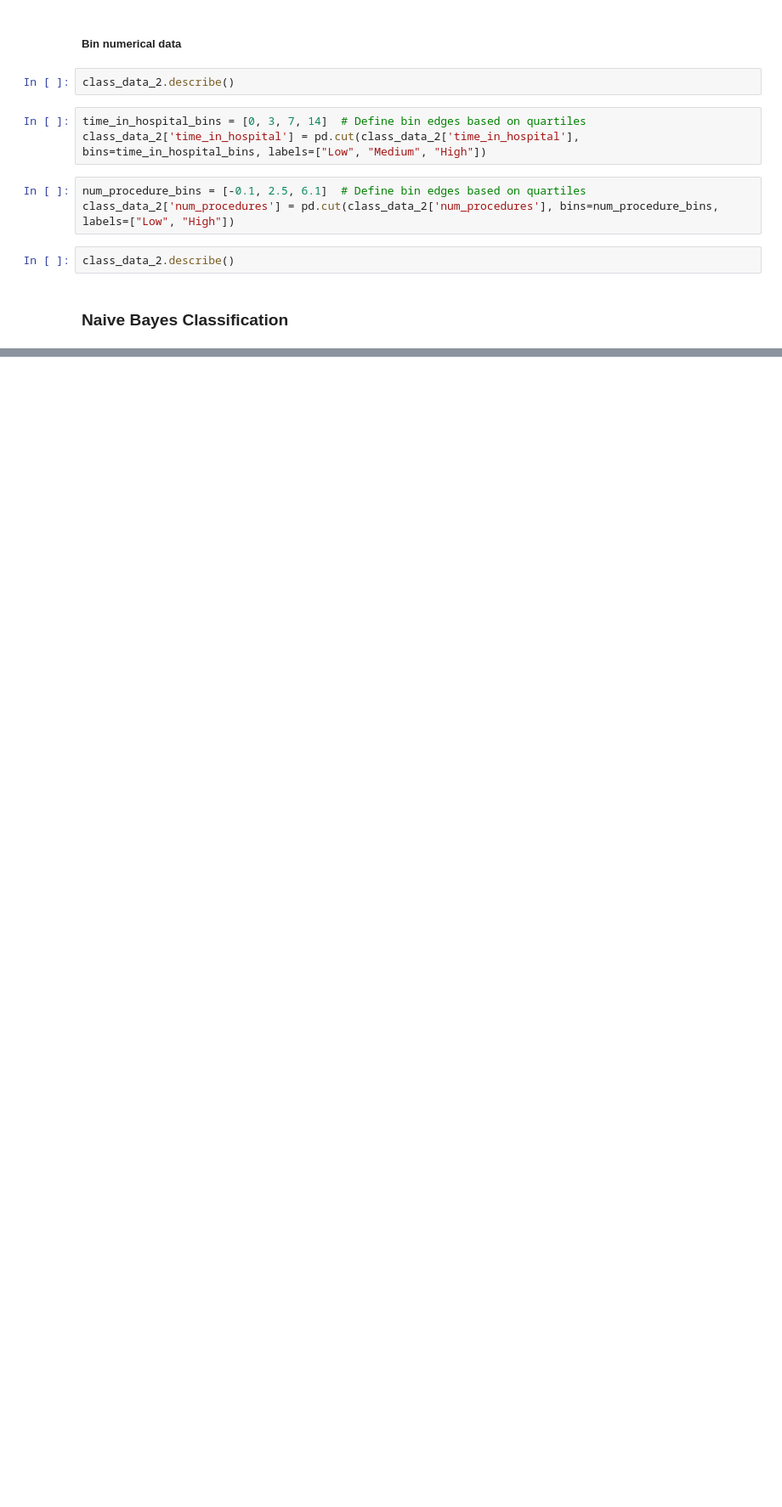
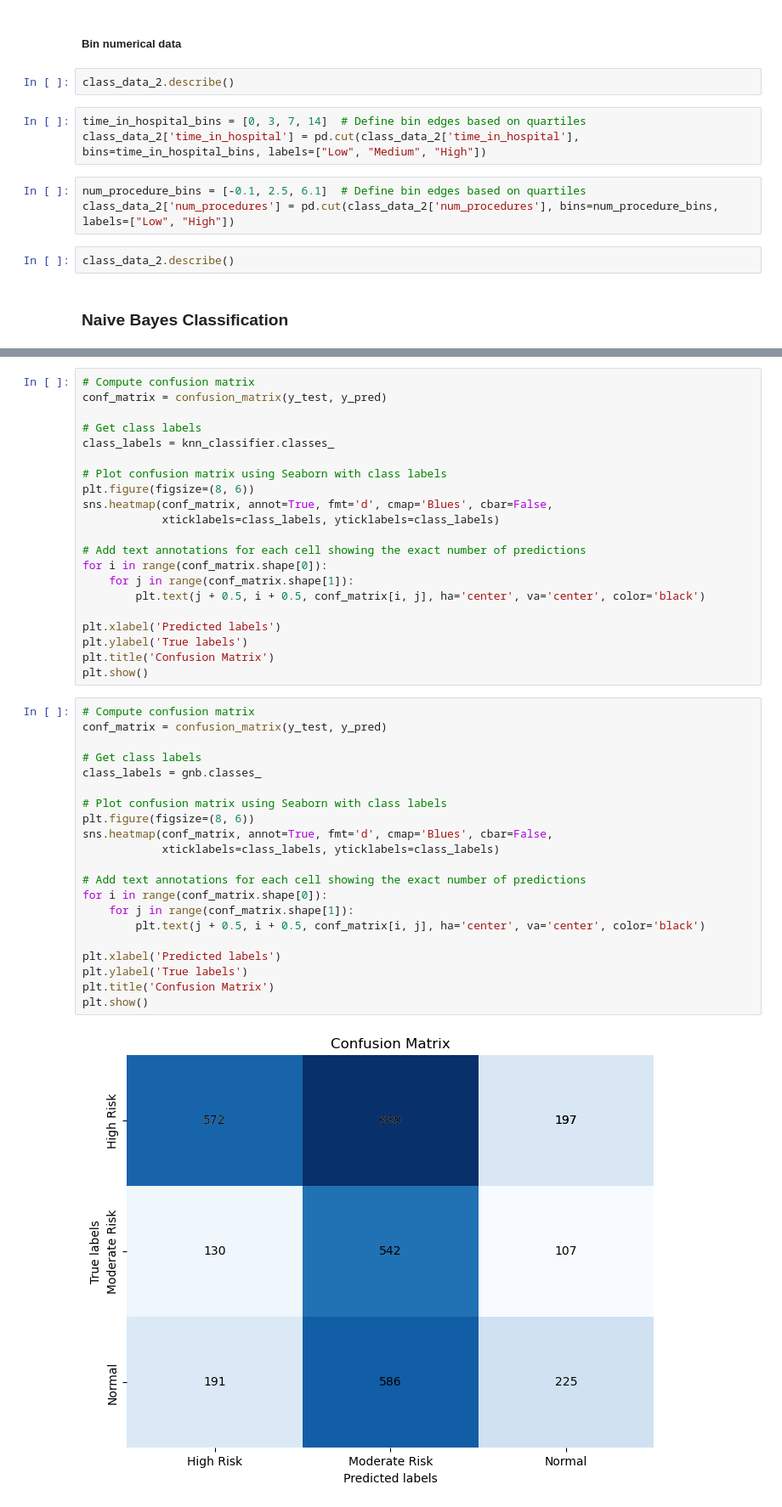
Before and after one commit to mattglenjackson/CP3403_Data_Mining, a Jupyter notebook: CP3403-project_v2_classification.ipynb, the cells around one changed output, grey strips where cells are left out. Shown at 85% size. Drawn from its saved outputs; the diff is of its cells as text; blank space fills up the shorter version.

Commit message:
Reworked Classification File to include three algorithms with confusion matrices

```diff
--- a/CP3403-project_v2_classification.ipynb
+++ b/CP3403-project_v2_classification.ipynb
@@ -300,0 +537,44 @@ Mean accuracy of Decision Tree classifier with 5 fold cross-validation: 0.471314
+# %%
+# Compute confusion matrix
+conf_matrix = confusion_matrix(y_test, y_pred)
+
+# Get class labels
+class_labels = knn_classifier.classes_
+
+# Plot confusion matrix using Seaborn with class labels
+plt.figure(figsize=(8, 6))
+sns.heatmap(conf_matrix, annot=True, fmt='d', cmap='Blues', cbar=False,
+            xticklabels=class_labels, yticklabels=class_labels)
+
+# Add text annotations for each cell showing the exact number of predictions
+for i in range(conf_matrix.shape[0]):
+    for j in range(conf_matrix.shape[1]):
+        plt.text(j + 0.5, i + 0.5, conf_matrix[i, j], ha='center', va='center', color='black')
+
+plt.xlabel('Predicted labels')
+plt.ylabel('True labels')
+plt.title('Confusion Matrix')
+plt.show()
+# %%
+# Compute confusion matrix
+conf_matrix = confusion_matrix(y_test, y_pred)
+
+# Get class labels
+class_labels = gnb.classes_
+
+# Plot confusion matrix using Seaborn with class labels
+plt.figure(figsize=(8, 6))
+sns.heatmap(conf_matrix, annot=True, fmt='d', cmap='Blues', cbar=False,
+            xticklabels=class_labels, yticklabels=class_labels)
+
+# Add text annotations for each cell showing the exact number of predictions
+for i in range(conf_matrix.shape[0]):
+    for j in range(conf_matrix.shape[1]):
+        plt.text(j + 0.5, i + 0.5, conf_matrix[i, j], ha='center', va='center', color='black')
+
+plt.xlabel('Predicted labels')
+plt.ylabel('True labels')
+plt.title('Confusion Matrix')
+plt.show()
+# %% [output]
+[figure, added]
```
Also changed, not shown: parts of 34 cells of this notebook.
